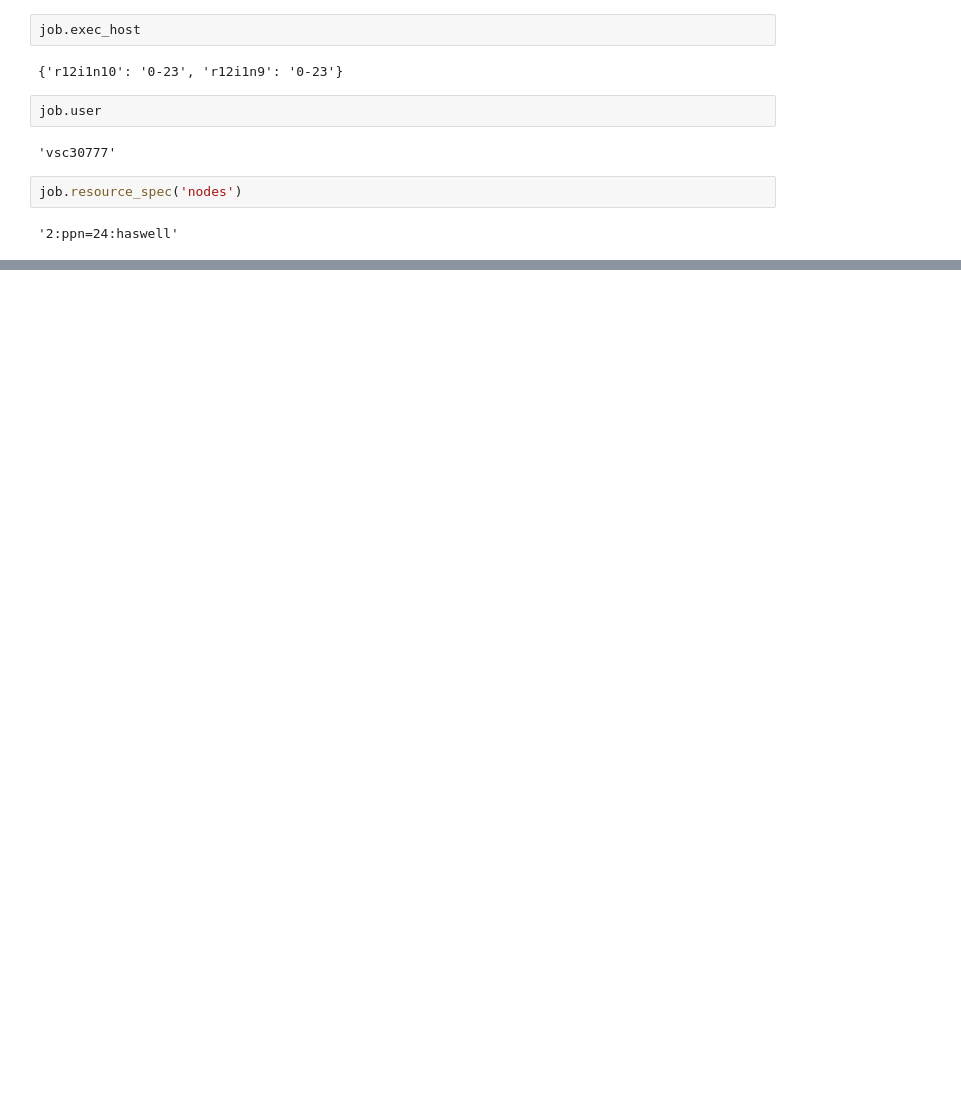
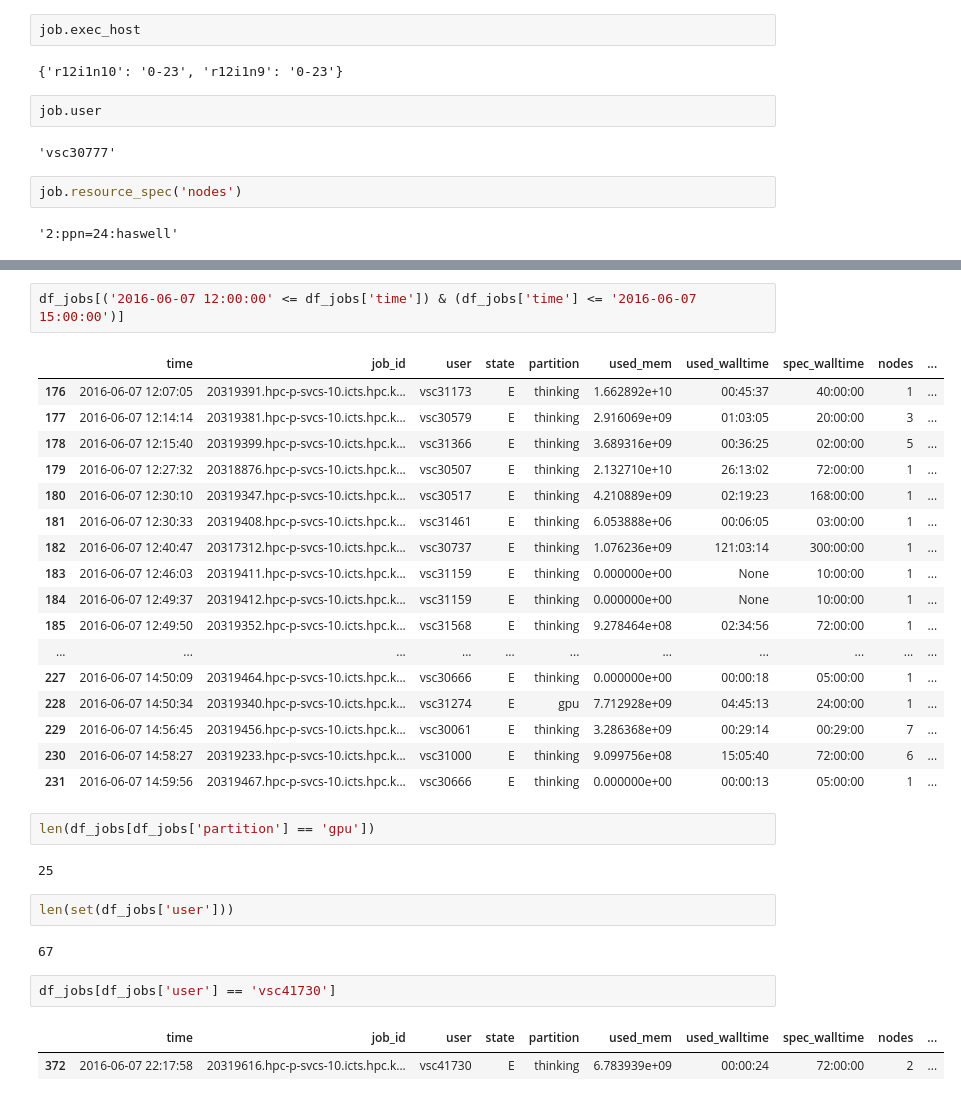
Before and after one commit to gjbex/vsc-tools-lib, a Jupyter notebook: lib/log_test.ipynb, the cells around one changed output, grey strips where cells are left out. Drawn from its saved outputs; the diff is of its cells as text; blank space fills up the shorter version.

```diff
--- a/lib/log_test.ipynb
+++ b/lib/log_test.ipynb
@@ -141,0 +114,33 @@ from_records(cls, data, index=None, exclude=None, columns=None, coerce_float=Fal
+# %%
+df_jobs[('2016-06-07 12:00:00' <= df_jobs['time']) & (df_jobs['time'] <= '2016-06-07 15:00:00')]
+# %% [output]
+|  | time | job_id | user | state | partition | used_mem | used_walltime | spec_walltime | nodes | ... |
+| 176 | 2016-06-07 12:07:05 | 20319391.hpc-p-svcs-10.icts.hpc.k... | vsc31173 | E | thinking | 1.662892e+10 | 00:45:37 | 40:00:00 | 1 | ... |
+| 177 | 2016-06-07 12:14:14 | 20319381.hpc-p-svcs-10.icts.hpc.k... | vsc30579 | E | thinking | 2.916069e+09 | 01:03:05 | 20:00:00 | 3 | ... |
+| 178 | 2016-06-07 12:15:40 | 20319399.hpc-p-svcs-10.icts.hpc.k... | vsc31366 | E | thinking | 3.689316e+09 | 00:36:25 | 02:00:00 | 5 | ... |
+| 179 | 2016-06-07 12:27:32 | 20318876.hpc-p-svcs-10.icts.hpc.k... | vsc30507 | E | thinking | 2.132710e+10 | 26:13:02 | 72:00:00 | 1 | ... |
+| 180 | 2016-06-07 12:30:10 | 20319347.hpc-p-svcs-10.icts.hpc.k... | vsc30517 | E | thinking | 4.210889e+09 | 02:19:23 | 168:00:00 | 1 | ... |
+| 181 | 2016-06-07 12:30:33 | 20319408.hpc-p-svcs-10.icts.hpc.k... | vsc31461 | E | thinking | 6.053888e+06 | 00:06:05 | 03:00:00 | 1 | ... |
+| 182 | 2016-06-07 12:40:47 | 20317312.hpc-p-svcs-10.icts.hpc.k... | vsc30737 | E | thinking | 1.076236e+09 | 121:03:14 | 300:00:00 | 1 | ... |
+| 183 | 2016-06-07 12:46:03 | 20319411.hpc-p-svcs-10.icts.hpc.k... | vsc31159 | E | thinking | 0.000000e+00 | None | 10:00:00 | 1 | ... |
+| 184 | 2016-06-07 12:49:37 | 20319412.hpc-p-svcs-10.icts.hpc.k... | vsc31159 | E | thinking | 0.000000e+00 | None | 10:00:00 | 1 | ... |
+| 185 | 2016-06-07 12:49:50 | 20319352.hpc-p-svcs-10.icts.hpc.k... | vsc31568 | E | thinking | 9.278464e+08 | 02:34:56 | 72:00:00 | 1 | ... |
+| ... | ... | ... | ... | ... | ... | ... | ... | ... | ... | ... |
+| 227 | 2016-06-07 14:50:09 | 20319464.hpc-p-svcs-10.icts.hpc.k... | vsc30666 | E | thinking | 0.000000e+00 | 00:00:18 | 05:00:00 | 1 | ... |
+| 228 | 2016-06-07 14:50:34 | 20319340.hpc-p-svcs-10.icts.hpc.k... | vsc31274 | E | gpu | 7.712928e+09 | 04:45:13 | 24:00:00 | 1 | ... |
+| 229 | 2016-06-07 14:56:45 | 20319456.hpc-p-svcs-10.icts.hpc.k... | vsc30061 | E | thinking | 3.286368e+09 | 00:29:14 | 00:29:00 | 7 | ... |
+| 230 | 2016-06-07 14:58:27 | 20319233.hpc-p-svcs-10.icts.hpc.k... | vsc31000 | E | thinking | 9.099756e+08 | 15:05:40 | 72:00:00 | 6 | ... |
+| 231 | 2016-06-07 14:59:56 | 20319467.hpc-p-svcs-10.icts.hpc.k... | vsc30666 | E | thinking | 0.000000e+00 | 00:00:13 | 05:00:00 | 1 | ... |
+# %%
+len(df_jobs[df_jobs['partition'] == 'gpu'])
+# %% [output]
+25
+# %%
+len(set(df_jobs['user']))
+# %% [output]
+67
+# %%
+df_jobs[df_jobs['user'] == 'vsc41730']
+# %% [output]
+|  | time | job_id | user | state | partition | used_mem | used_walltime | spec_walltime | nodes | ... |
+| 372 | 2016-06-07 22:17:58 | 20319616.hpc-p-svcs-10.icts.hpc.k... | vsc41730 | E | thinking | 6.783939e+09 | 00:00:24 | 72:00:00 | 2 | ... |
```
Also changed, not shown: parts of 9 cells of this notebook.
